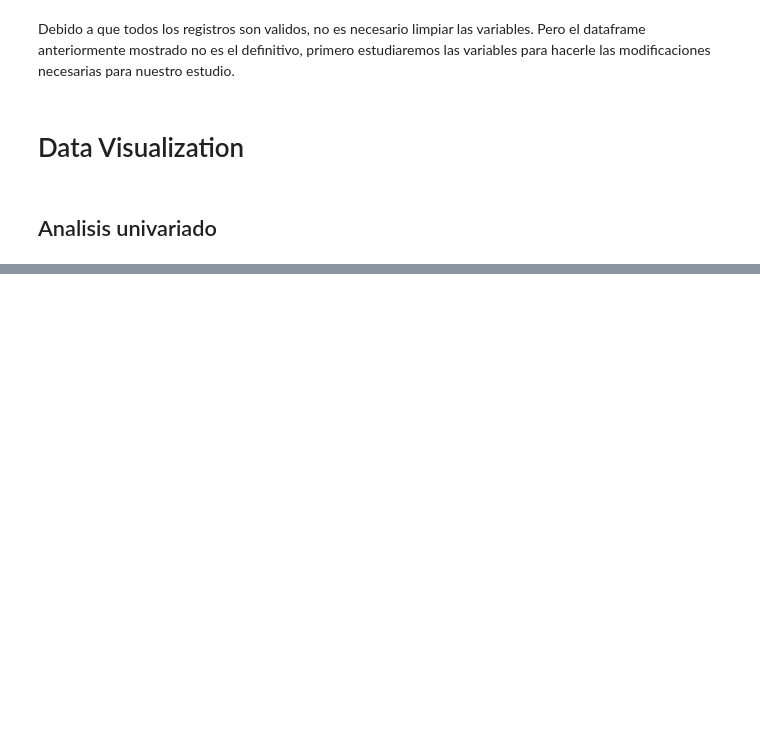
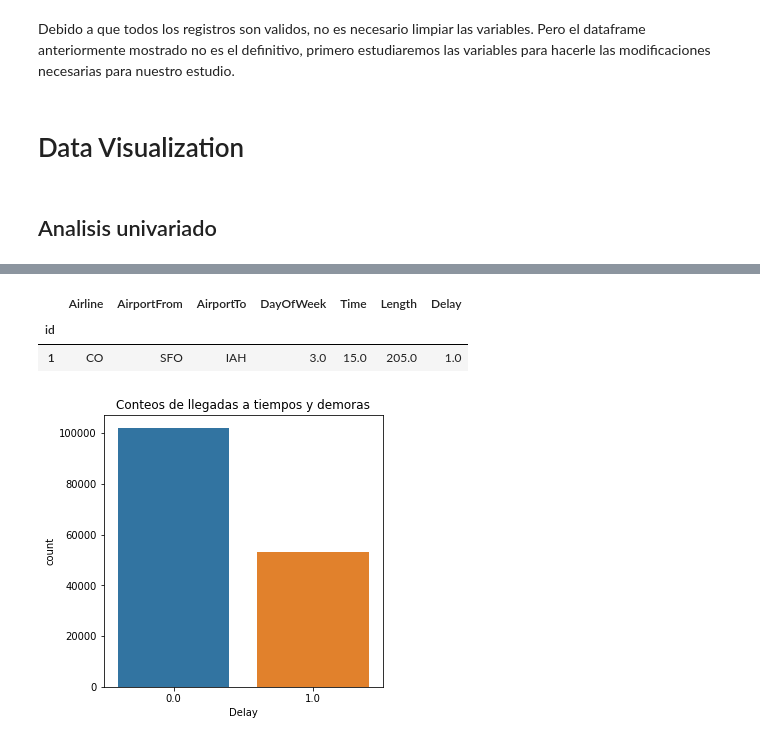
Before and after one commit to nick1287/Airlines, a Jupyter notebook: Airlines+Proyecto_Final.ipynb, the cells around one changed output, grey strips where cells are left out. Drawn from its saved outputs; the diff is of its cells as text; code cells hidden in the pictures; blank space fills up the shorter version.

```diff
--- a/Airlines+Proyecto_Final.ipynb
+++ b/Airlines+Proyecto_Final.ipynb
@@ -73,0 +108,15 @@ df.describe().T
+# %%
+df = df.drop(['Flight'],axis=1)
+df.head(1)
+# %% [output]
+|  | Airline | AirportFrom | AirportTo | DayOfWeek | Time | Length | Delay |
+| id |  |  |  |  |  |  |  |
+| 1 | CO | SFO | IAH | 3.0 | 15.0 | 205.0 | 1.0 |
+# %%
+# Conteo de llegas a tiempo como 0 y llegadas tarde como 1
+plt.figure(figsize=(5,5))
+sns.countplot(data=df,x=df['Delay'])
+plt.title('Conteos de llegadas a tiempos y demoras')
+plt.show()
+# %% [output]
+[figure, added]
```
Also changed, not shown: parts of 40 cells of this notebook.
